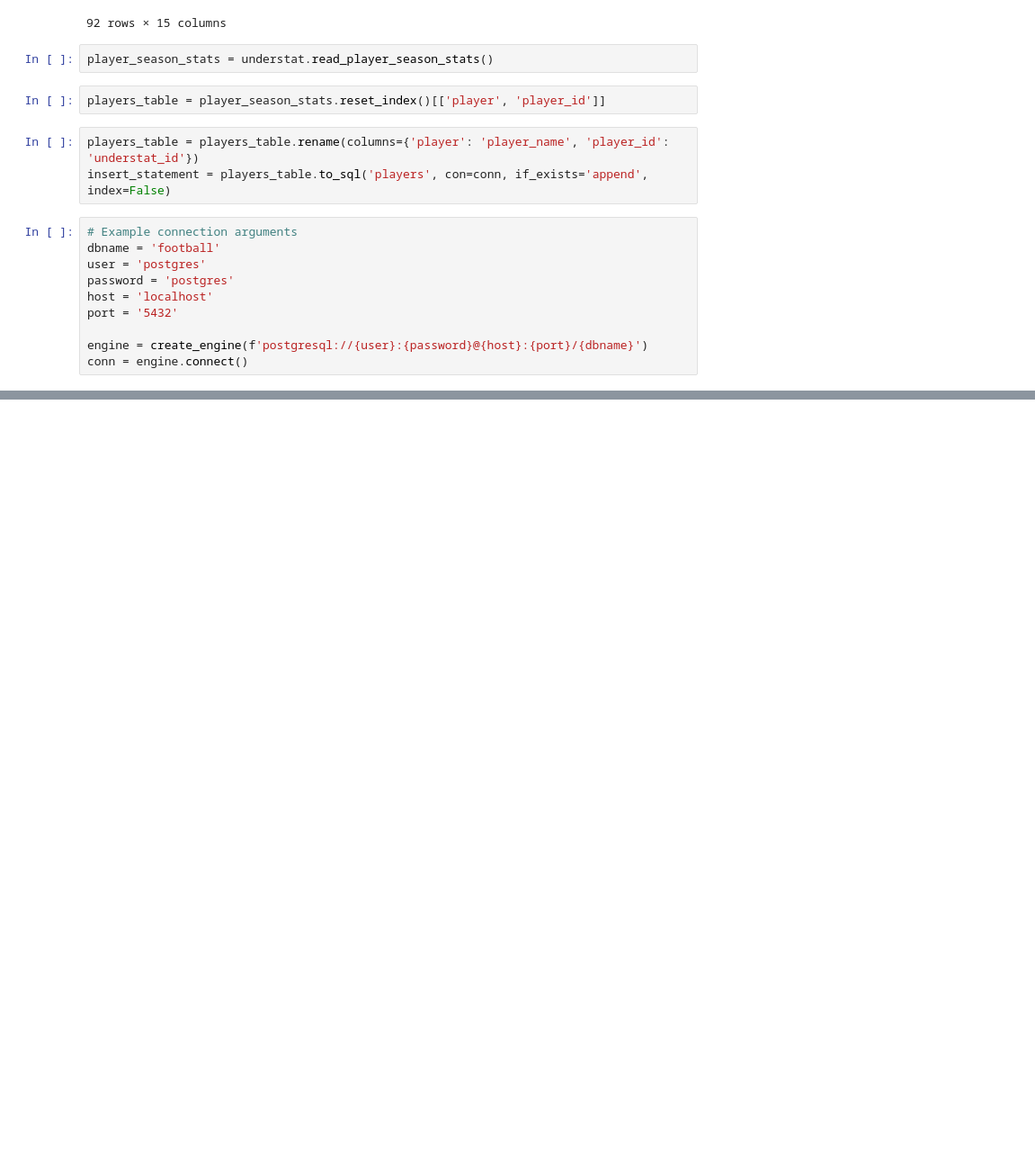
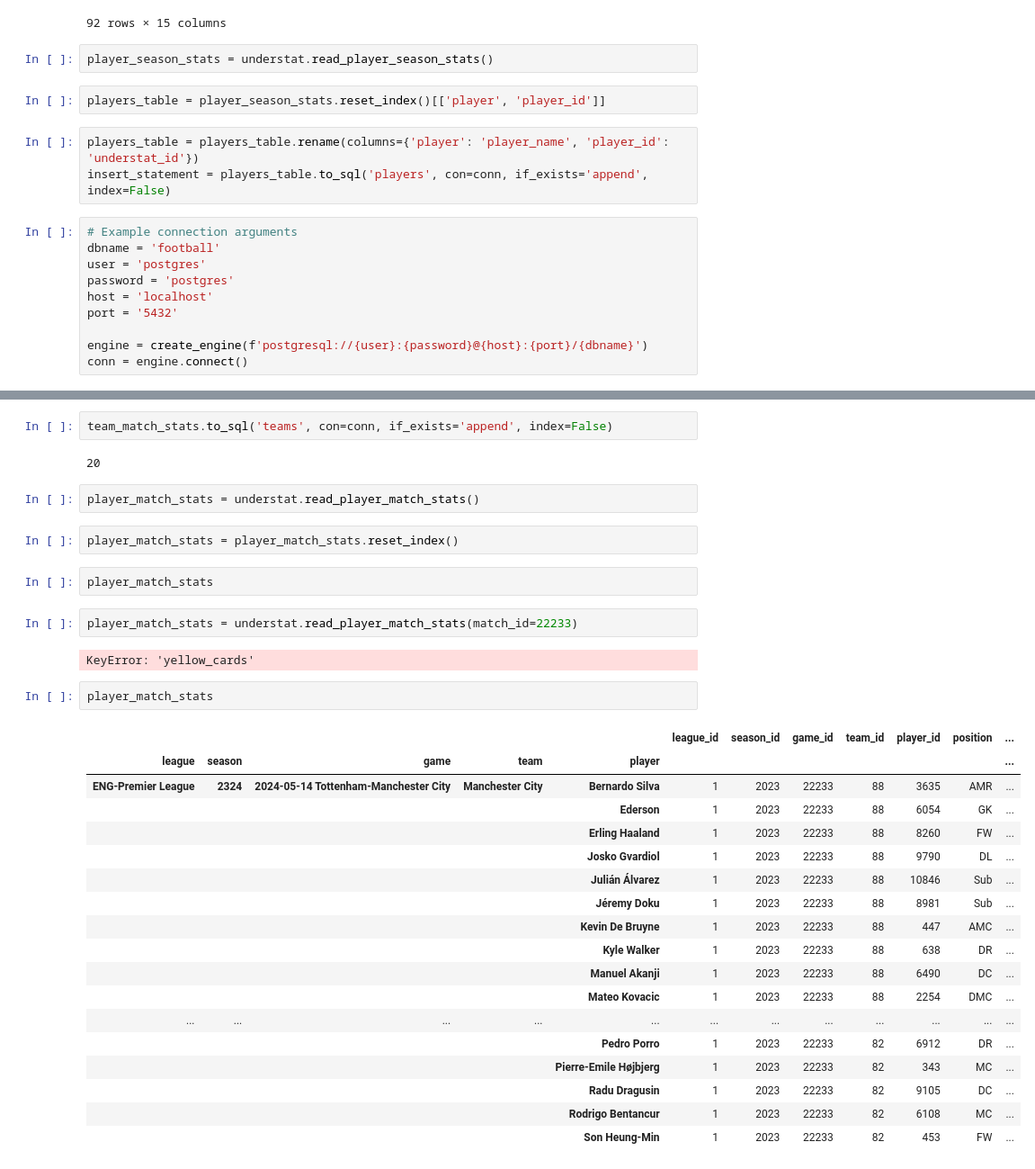
Before and after one commit to babu-akhil/data-engineering, a Jupyter notebook: main.ipynb, the cells around one changed output, grey strips where cells are left out. Shown: that part at 90% size. Saved outputs shown, nothing was run; the diff lists cells and outputs as text; blank space fills up the shorter version.

```diff
--- a/main.ipynb
+++ b/main.ipynb
@@ -46,0 +52,35 @@ conn = engine.connect()
+# %%
+team_match_stats.to_sql('teams', con=conn, if_exists='append', index=False)
+# %% [output]
+20
+# %%
+player_match_stats = understat.read_player_match_stats()
+# %%
+player_match_stats = player_match_stats.reset_index()
+# %%
+player_match_stats
+# %%
+player_match_stats = understat.read_player_match_stats(match_id=22233)
+# %% [output]
+KeyError: 'yellow_cards'
+# %%
+player_match_stats
+# %% [output]
+|  |  |  |  |  | league_id | season_id | game_id | team_id | player_id | position | ... |
+| league | season | game | team | player |  |  |  |  |  |  | ... |
+| ENG-Premier League | 2324 | 2024-05-14 Tottenham-Manchester City | Manchester City | Bernardo Silva | 1 | 2023 | 22233 | 88 | 3635 | AMR | ... |
+|  |  |  |  | Ederson | 1 | 2023 | 22233 | 88 | 6054 | GK | ... |
+|  |  |  |  | Erling Haaland | 1 | 2023 | 22233 | 88 | 8260 | FW | ... |
+|  |  |  |  | Josko Gvardiol | 1 | 2023 | 22233 | 88 | 9790 | DL | ... |
+|  |  |  |  | Julián Álvarez | 1 | 2023 | 22233 | 88 | 10846 | Sub | ... |
+|  |  |  |  | Jéremy Doku | 1 | 2023 | 22233 | 88 | 8981 | Sub | ... |
+|  |  |  |  | Kevin De Bruyne | 1 | 2023 | 22233 | 88 | 447 | AMC | ... |
+|  |  |  |  | Kyle Walker | 1 | 2023 | 22233 | 88 | 638 | DR | ... |
+|  |  |  |  | Manuel Akanji | 1 | 2023 | 22233 | 88 | 6490 | DC | ... |
+|  |  |  |  | Mateo Kovacic | 1 | 2023 | 22233 | 88 | 2254 | DMC | ... |
+| ... | ... | ... | ... | ... | ... | ... | ... | ... | ... | ... | ... |
+|  |  |  |  | Pedro Porro | 1 | 2023 | 22233 | 82 | 6912 | DR | ... |
+|  |  |  |  | Pierre-Emile Højbjerg | 1 | 2023 | 22233 | 82 | 343 | MC | ... |
+|  |  |  |  | Radu Dragusin | 1 | 2023 | 22233 | 82 | 9105 | DC | ... |
+|  |  |  |  | Rodrigo Bentancur | 1 | 2023 | 22233 | 82 | 6108 | MC | ... |
+|  |  |  |  | Son Heung-Min | 1 | 2023 | 22233 | 82 | 453 | FW | ... |
```
Also changed, not shown: parts of 4 cells of this notebook, 2 other files.
